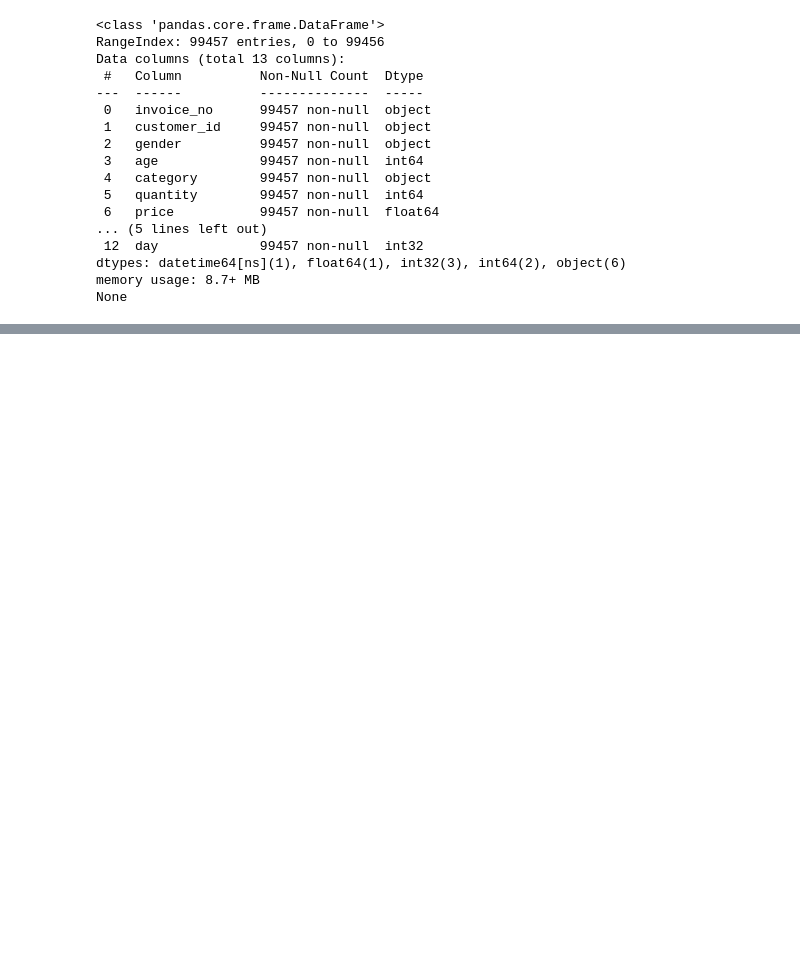
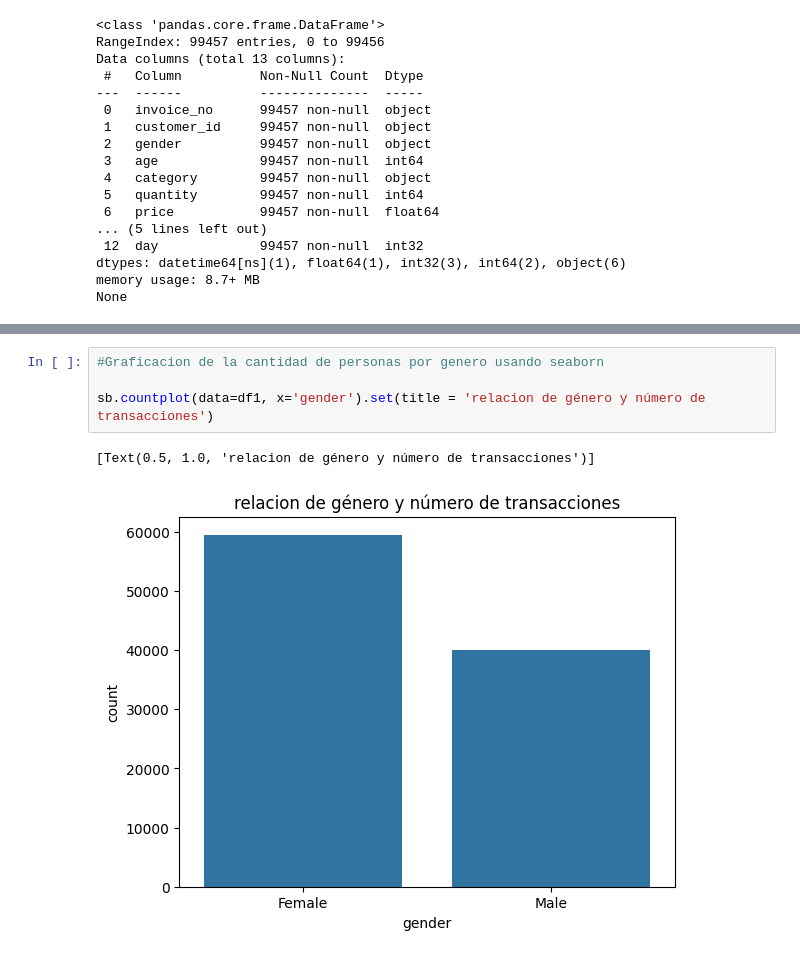
Before and after one commit to wvita1975/analisis_retail, a Jupyter notebook: retail.ipynb, the cells around one changed output, grey strips where cells are left out. Cells and saved outputs as stored; diff of their text form; blank space fills up the shorter version.

```diff
--- a/retail.ipynb
+++ b/retail.ipynb
@@ -107,0 +120,7 @@ None
+# %%
+#Graficacion de la cantidad de personas por genero usando seaborn
+
+sb.countplot(data=df1, x='gender').set(title = 'relacion de género y número de transacciones')
+# %% [output]
+[Text(0.5, 1.0, 'relacion de género y número de transacciones')]
+[figure, added]
```
Also changed, not shown: parts of 5 cells of this notebook.
